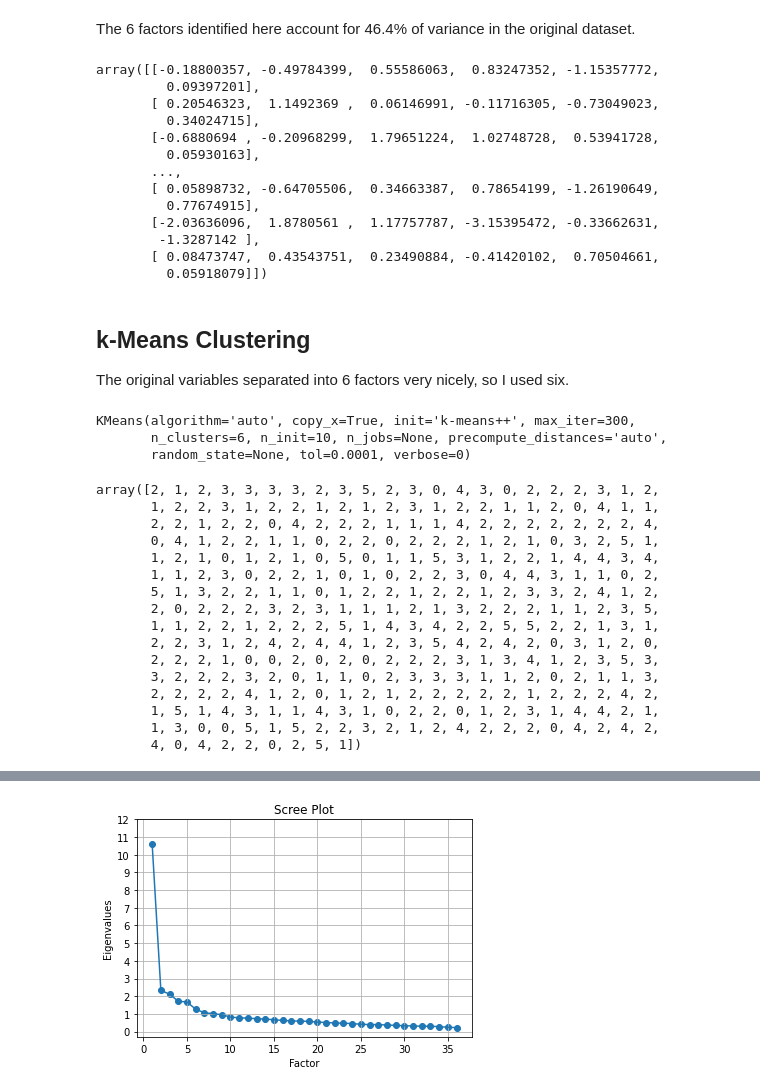
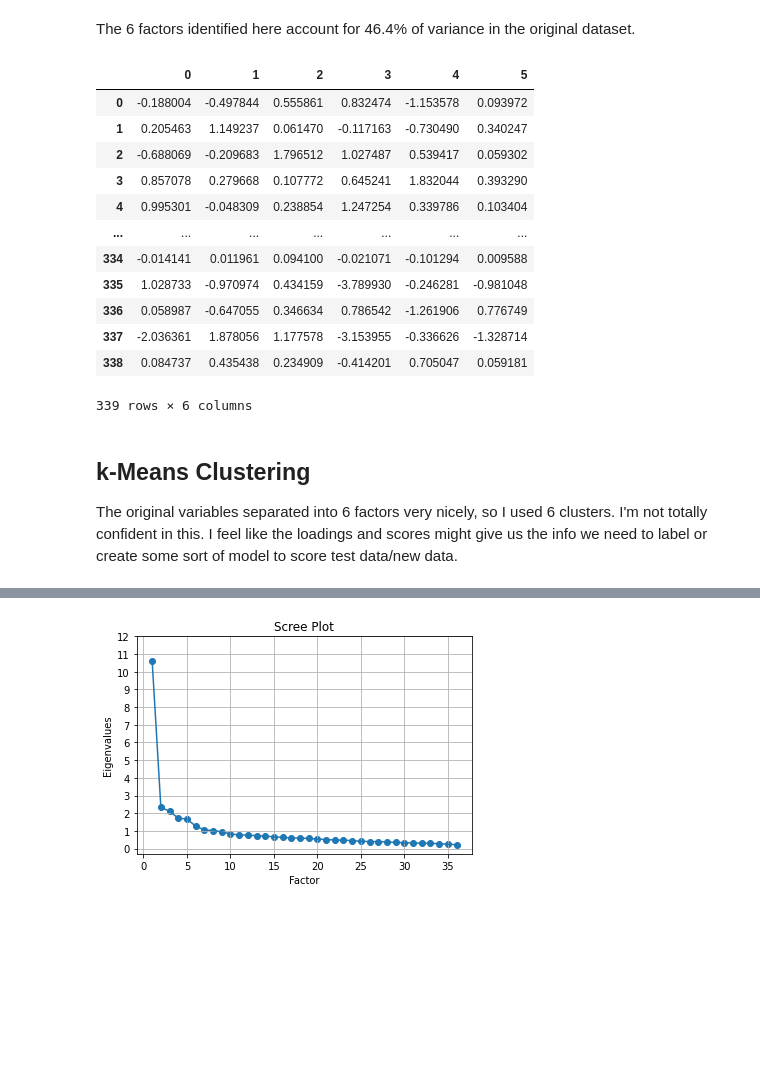
Before and after one commit to EricPostMaster/market-research-cluster-analysis, a Jupyter notebook: kmeans.ipynb, the cells around one changed output, grey strips where cells are left out. Drawn from its saved outputs; the diff is of its cells as text; code cells hidden in the pictures; blank space fills up the shorter version.

```diff
--- a/kmeans.ipynb
+++ b/kmeans.ipynb
@@ -144,45 +142,21 @@ scores = fa.transform(df_fct)
-# %%
-scores
-# %% [output]
-array([[-0.18800357, -0.49784399,  0.55586063,  0.83247352, -1.15357772,
-         0.09397201],
-       [ 0.20546323,  1.1492369 ,  0.06146991, -0.11716305, -0.73049023,
-         0.34024715],
-       [-0.6880694 , -0.20968299,  1.79651224,  1.02748728,  0.53941728,
-         0.05930163],
-       ...,
-       [ 0.05898732, -0.64705506,  0.34663387,  0.78654199, -1.26190649,
-         0.77674915],
-       [-2.03636096,  1.8780561 ,  1.17757787, -3.15395472, -0.33662631,
-        -1.3287142 ],
-       [ 0.08473747,  0.43543751,  0.23490884, -0.41420102,  0.70504661,
-         0.05918079]])
+# %%
+# Scores for the factor analysis, converted to datafram
+scores = pd.DataFrame(fa.transform(df_fct))
+scores
+# %% [output]
+|  | 0 | 1 | 2 | 3 | 4 | 5 |
+| 0 | -0.188004 | -0.497844 | 0.555861 | 0.832474 | -1.153578 | 0.093972 |
+| 1 | 0.205463 | 1.149237 | 0.061470 | -0.117163 | -0.730490 | 0.340247 |
+| 2 | -0.688069 | -0.209683 | 1.796512 | 1.027487 | 0.539417 | 0.059302 |
+| 3 | 0.857078 | 0.279668 | 0.107772 | 0.645241 | 1.832044 | 0.393290 |
+| 4 | 0.995301 | -0.048309 | 0.238854 | 1.247254 | 0.339786 | 0.103404 |
+| ... | ... | ... | ... | ... | ... | ... |
+| 334 | -0.014141 | 0.011961 | 0.094100 | -0.021071 | -0.101294 | 0.009588 |
+| 335 | 1.028733 | -0.970974 | 0.434159 | -3.789930 | -0.246281 | -0.981048 |
+| 336 | 0.058987 | -0.647055 | 0.346634 | 0.786542 | -1.261906 | 0.776749 |
+| 337 | -2.036361 | 1.878056 | 1.177578 | -3.153955 | -0.336626 | -1.328714 |
+| 338 | 0.084737 | 0.435438 | 0.234909 | -0.414201 | 0.705047 | 0.059181 |
+339 rows × 6 columns
 # %% [markdown]
 ## k-Means Clustering
-The original variables separated into 6 factors very nicely, so I used six.
+The original variables separated into 6 factors very nicely, so I used 6 clusters.  I'm not totally confident in this.  I feel like the loadings and scores might give us the info we need to label or create some sort of model to score test data/new data.
-# %%
-kmeans = KMeans(n_clusters=6)
-kmeans.fit(scores)
-# %% [output]
-KMeans(algorithm='auto', copy_x=True, init='k-means++', max_iter=300,
-       n_clusters=6, n_init=10, n_jobs=None, precompute_distances='auto',
-       random_state=None, tol=0.0001, verbose=0)
-# %%
-kmeans.labels_
-# %% [output]
-array([2, 1, 2, 3, 3, 3, 3, 2, 3, 5, 2, 3, 0, 4, 3, 0, 2, 2, 2, 3, 1, 2,
-       1, 2, 2, 3, 1, 2, 2, 1, 2, 1, 2, 3, 1, 2, 2, 1, 1, 2, 0, 4, 1, 1,
-       2, 2, 1, 2, 2, 0, 4, 2, 2, 2, 1, 1, 1, 4, 2, 2, 2, 2, 2, 2, 2, 4,
-       0, 4, 1, 2, 2, 1, 1, 0, 2, 2, 0, 2, 2, 2, 1, 2, 1, 0, 3, 2, 5, 1,
-       1, 2, 1, 0, 1, 2, 1, 0, 5, 0, 1, 1, 5, 3, 1, 2, 2, 1, 4, 4, 3, 4,
-       1, 1, 2, 3, 0, 2, 2, 1, 0, 1, 0, 2, 2, 3, 0, 4, 4, 3, 1, 1, 0, 2,
-       5, 1, 3, 2, 2, 1, 1, 0, 1, 2, 2, 1, 2, 2, 1, 2, 3, 3, 2, 4, 1, 2,
-       2, 0, 2, 2, 2, 3, 2, 3, 1, 1, 1, 2, 1, 3, 2, 2, 2, 1, 1, 2, 3, 5,
-       1, 1, 2, 2, 1, 2, 2, 2, 5, 1, 4, 3, 4, 2, 2, 5, 5, 2, 2, 1, 3, 1,
-       2, 2, 3, 1, 2, 4, 2, 4, 4, 1, 2, 3, 5, 4, 2, 4, 2, 0, 3, 1, 2, 0,
-       2, 2, 2, 1, 0, 0, 2, 0, 2, 0, 2, 2, 2, 3, 1, 3, 4, 1, 2, 3, 5, 3,
-       3, 2, 2, 2, 3, 2, 0, 1, 1, 0, 2, 3, 3, 3, 1, 1, 2, 0, 2, 1, 1, 3,
-       2, 2, 2, 2, 4, 1, 2, 0, 1, 2, 1, 2, 2, 2, 2, 2, 1, 2, 2, 2, 4, 2,
-       1, 5, 1, 4, 3, 1, 1, 4, 3, 1, 0, 2, 2, 0, 1, 2, 3, 1, 4, 4, 2, 1,
-       1, 3, 0, 0, 5, 1, 5, 2, 2, 3, 2, 1, 2, 4, 2, 2, 2, 0, 4, 2, 4, 2,
-       4, 0, 4, 2, 2, 0, 2, 5, 1])
```
Also changed, not shown: parts of 8 cells of this notebook.
